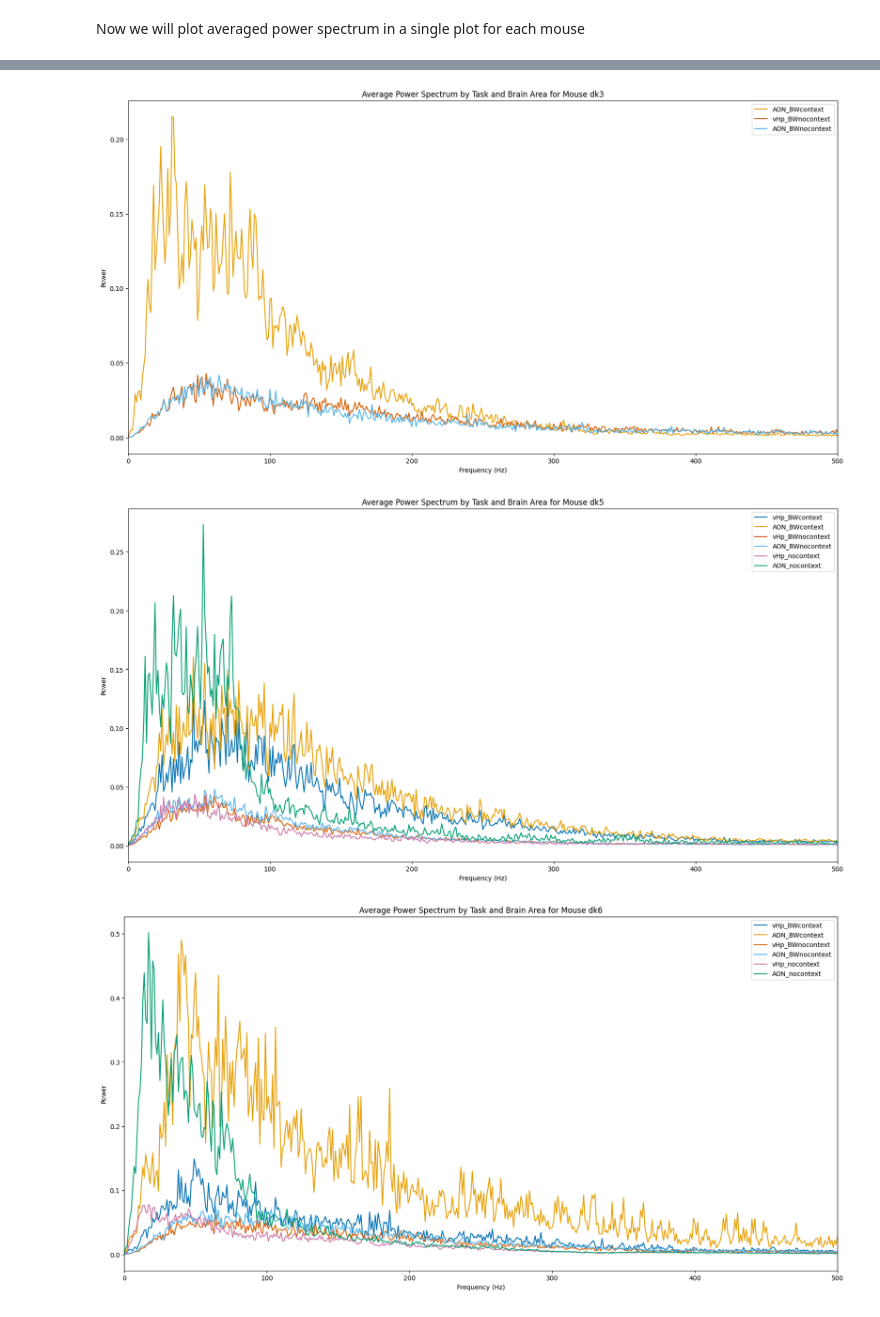
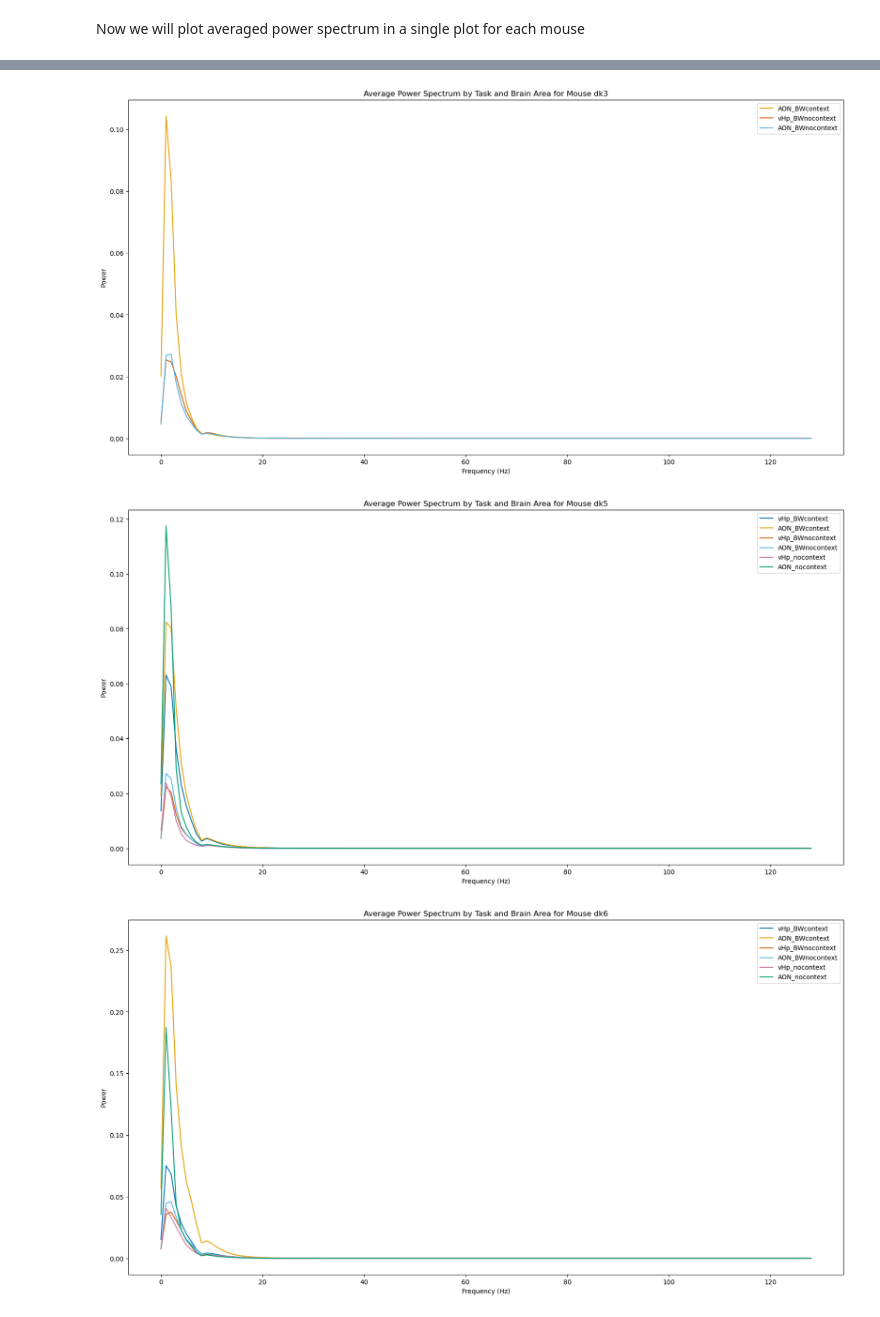
Before and after one commit to namanagrawal97/cpl_analysis_naman, a Jupyter notebook: power_spectrum.ipynb, the cells around one changed output, grey strips where cells are left out. Drawn from its saved outputs; the diff is of its cells as text; code cells hidden in the pictures.

Commit message:
power spectrum welch method

```diff
--- a/power_spectrum.ipynb
+++ b/power_spectrum.ipynb
@@ -41,6 +41,7 @@ import matplotlib.pyplot as plt
 
 events_codes_all = {}
 averaged_data=pd.DataFrame(columns=['mouse_id','task','channel_id','average_power_spectrum'])
+averaged_data_welch=pd.DataFrame(columns=['mouse_id','task','channel_id','average_power_spectrum'])
 
 for file in files:
     #if 'dk6' in file:
@@ -88,6 +89,9 @@ for file in files:
                 compiled_data = []
                 power_spectra = []
 
+                compiled_data_welch = []
+                power_spectra_welch = []
+
                 for i, epochi in enumerate(epochs):
                     door_timestamp = epochi[0][0]
                     trial_type = epochi[0][1]
@@ -97,15 +101,24 @@ for file in files:
                     print(door_timestamp, trial_type, dig_timestamp, dig_type)
                     data_complete_trial = functions.extract_complete_trial_data(total, time, door_timestamp, dig_timestamp, sampling_rate)
                     faxis, Sxx = functions.frequency_domain(data_complete_trial, time)
+                    f_w,sxx_w=scipy.signal.welch(data_complete_trial,sampling_rate)
                     compiled_data.append([i, faxis, Sxx])
                     power_spectra.append(Sxx)
 
+                    compiled_data_welch.append([i, f_w, sxx_w])
+                    power_spectra_welch.append(sxx_w)
+
                 compiled_data_df = pd.DataFrame(compiled_data, columns=['Trial', 'Frequency Axis', 'Power Spectrum'])
+                compiled_data_df_welch = pd.DataFrame(compiled_data_welch, columns=['Trial', 'Frequency Axis', 'Power Spectrum'])
+
                 print(compiled_data_df.shape)
 
                 # Ensure all power spectra have the same length
                 min_length = min(len(spectrum) for spectrum in power_spectra)
                 power_spectra = [spectrum[:min_length] for spectrum in power_spectra]
+
+                min_length = min(len(spectrum) for spectrum in power_spectra_welch)
+                power_spectra_welch = [spectrum[:min_length] for spectrum in power_spectra_welch]
 
                 # Calculate the average power spectrum
                 power_spectra = np.array(power_spectra)
@@ -117,4 +130,15 @@ for file in files:
                     'average_power_spectrum':[average_power_spectrum]
                 })
                 averaged_data=pd.concat([averaged_data,row])
+
+                # Calculate the average power spectrum
+                power_spectra_welch = np.array(power_spectra_welch)
+                average_power_spectrum_welch = np.mean(power_spectra_welch, axis=0)
+                row=pd.DataFrame({
+                    'mouse_id':mouse_id,
+                    'task':task,
+                    'channel_id':channel_id,
+                    'average_power_spectrum':[average_power_spectrum_welch]
+                })
+                averaged_data_welch=pd.concat([averaged_data_welch,row])
 # %% [output]
@@ -165,11 +189,11 @@ color_scheme = {
 }
 
 brain_areas = ['AON', 'vHp']
-mouse_ids = np.unique(averaged_data['mouse_id'])
-tasks = np.unique(averaged_data['task'])
+mouse_ids = np.unique(averaged_data_welch['mouse_id'])
+tasks = np.unique(averaged_data_welch['task'])
 
 for mouse in mouse_ids:
-    mouse_data = averaged_data[averaged_data['mouse_id'] == mouse]
+    mouse_data = averaged_data_welch[averaged_data_welch['mouse_id'] == mouse]
 
     fig, ax = plt.subplots(figsize=(20, 10))
 
@@ -198,7 +222,7 @@ for mouse in mouse_ids:
             task_data_aon_mean = np.mean(task_data_aon_spectra, axis=0)
             ax.plot(task_data_aon_mean, label=f'AON_{task}', color=color_aon)
 
-    ax.set_xlim(0, 500)
+    #ax.set_xlim(0, 500)
     ax.set_xlabel('Frequency (Hz)')
     ax.set_ylabel('Power')
     ax.set_title(f'Average Power Spectrum by Task and Brain Area for Mouse {mouse}')
@@ -210,3 +234,3 @@ for mouse in mouse_ids:
-[figure, old version]
+[figure, new version]
-[figure, old version]
+[figure, new version]
-[figure, old version]
+[figure, new version]
```
Also changed, not shown: parts of 4 cells of this notebook.
